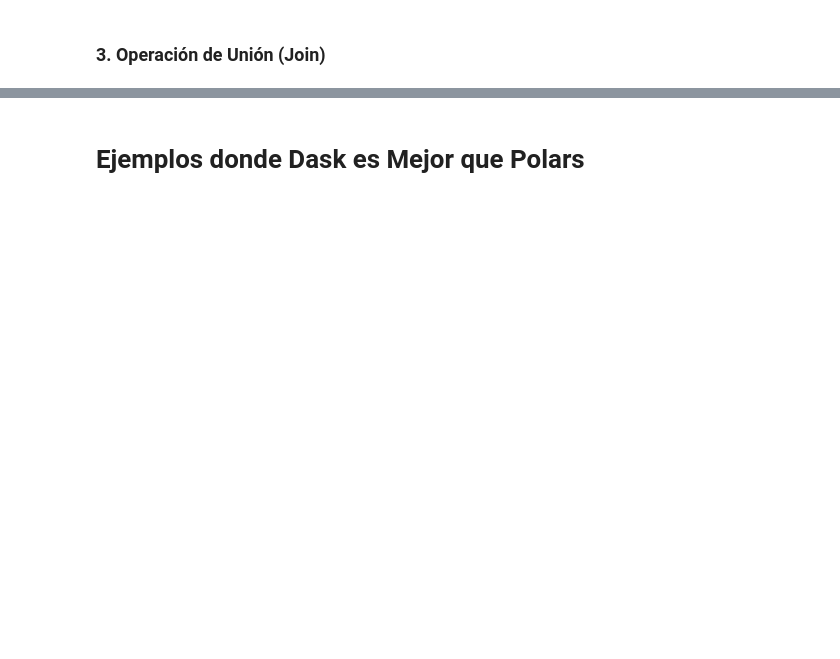
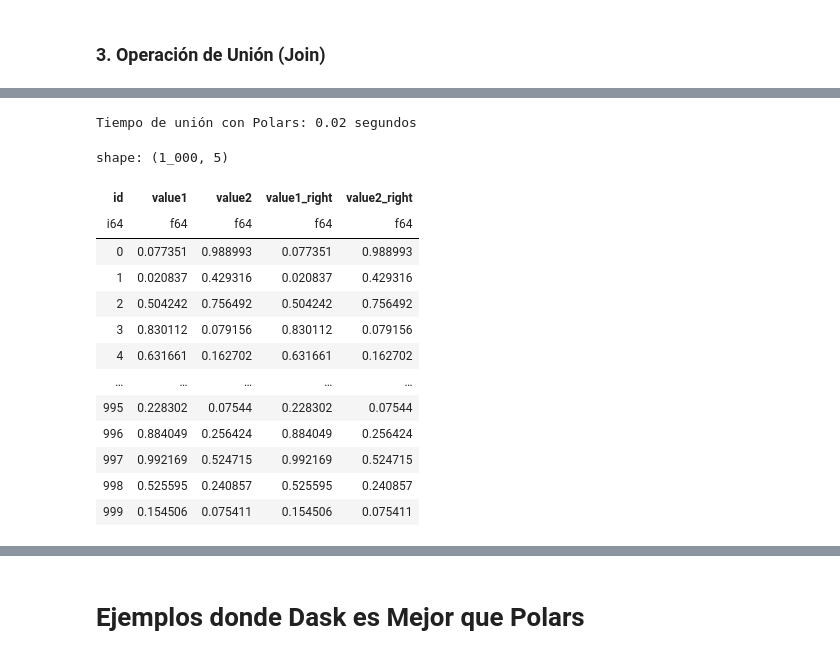
Before and after one commit to roddavalosG/proyecto_dask, a Jupyter notebook: notebooks/05_comparacion_polars_dask.ipynb, the cells around one changed output, grey strips where cells are left out. Cells and saved outputs as stored; diff of their text form; code cells hidden in the pictures; blank space fills up the shorter version.

```diff
--- a/notebooks/05_comparacion_polars_dask.ipynb
+++ b/notebooks/05_comparacion_polars_dask.ipynb
@@ -126,12 +188,28 @@ print(f"Tiempo de unión con Dask: {end - start:.2f} segundos")
 # %%
 # Crear un DataFrame más pequeño para unir con el dataset principal
 small_polars_df = polars_df.head(1000)
 
-# Realizar la operación de unión
 start = time.time()
 joined_polars_df = polars_df.join(small_polars_df, on='id', how='inner')
 end = time.time()
 print(f"Tiempo de unión con Polars: {end - start:.2f} segundos")
+joined_polars_df
+# %% [output]
+Tiempo de unión con Polars: 0.02 segundos
+shape: (1_000, 5)
+| id | value1 | value2 | value1_right | value2_right |
+| i64 | f64 | f64 | f64 | f64 |
+| 0 | 0.077351 | 0.988993 | 0.077351 | 0.988993 |
+| 1 | 0.020837 | 0.429316 | 0.020837 | 0.429316 |
+| 2 | 0.504242 | 0.756492 | 0.504242 | 0.756492 |
+| 3 | 0.830112 | 0.079156 | 0.830112 | 0.079156 |
+| 4 | 0.631661 | 0.162702 | 0.631661 | 0.162702 |
+| … | … | … | … | … |
+| 995 | 0.228302 | 0.07544 | 0.228302 | 0.07544 |
+| 996 | 0.884049 | 0.256424 | 0.884049 | 0.256424 |
+| 997 | 0.992169 | 0.524715 | 0.992169 | 0.524715 |
+| 998 | 0.525595 | 0.240857 | 0.525595 | 0.240857 |
+| 999 | 0.154506 | 0.075411 | 0.154506 | 0.075411 |
 # %% [markdown]
 # ¿Por qué las operaciones de Dask fueron más lentas que las de Polars?
 
```
Also changed, not shown: parts of 13 cells of this notebook, 4 other files.
